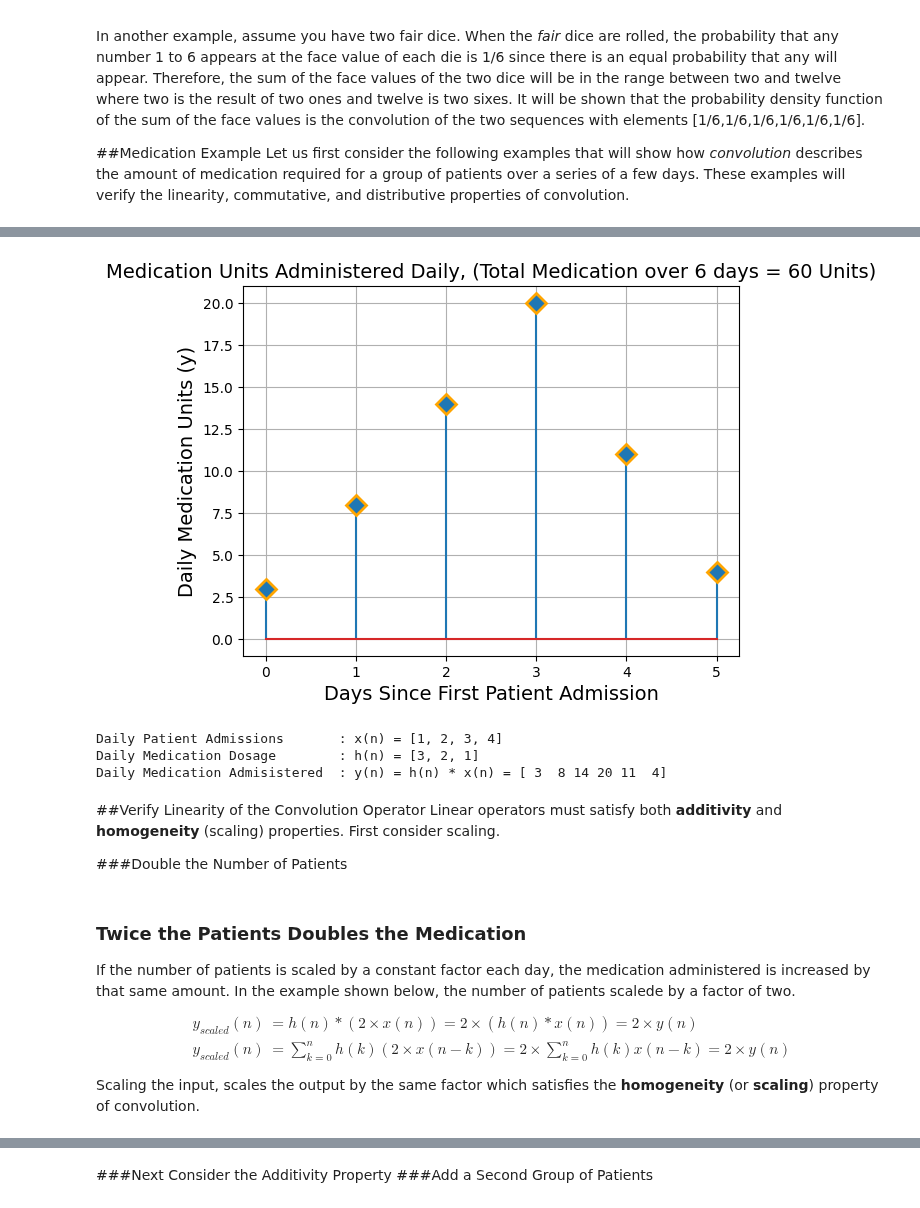
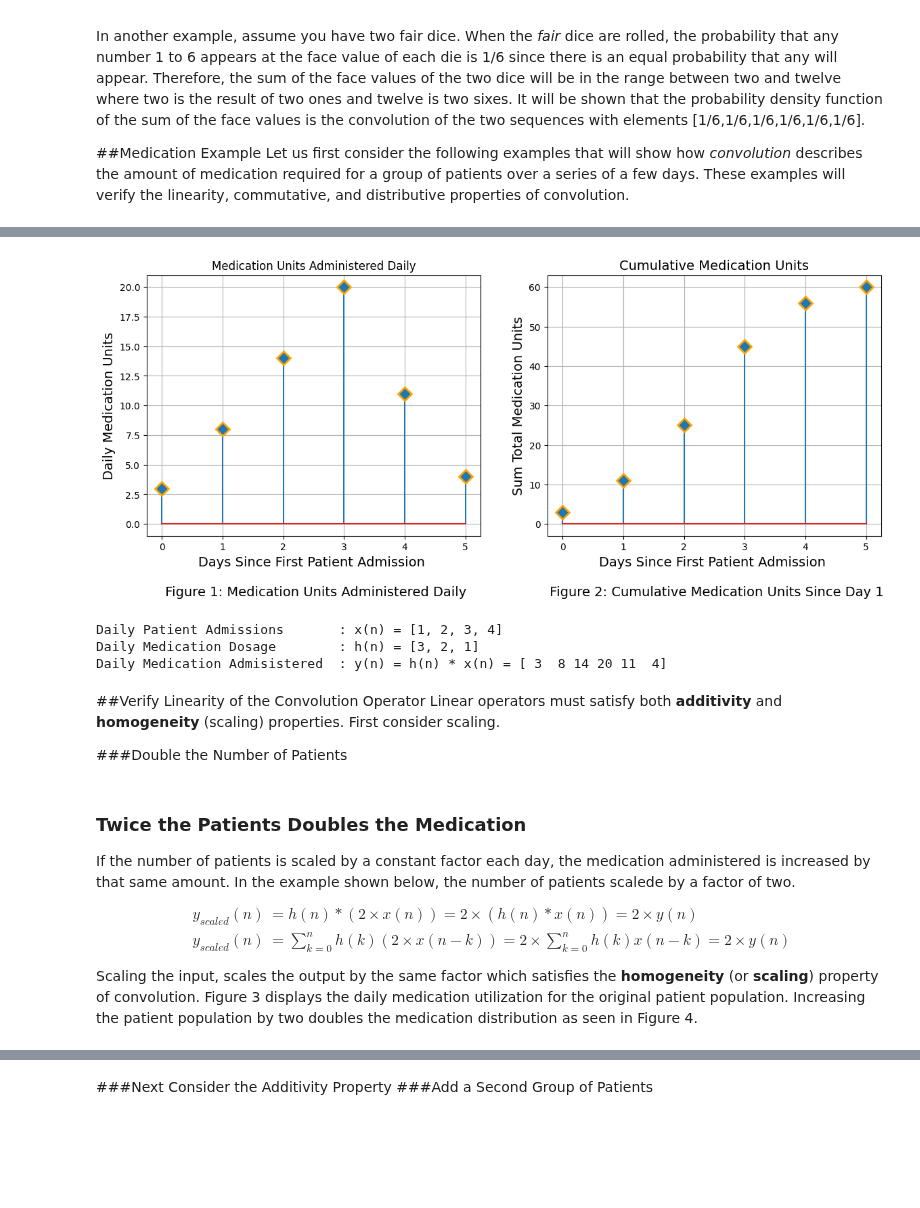
Before and after one commit to Domenikos/Digital_Convolution, a Jupyter notebook: Digital_Convolution.ipynb, the cells around one changed output, grey strips where cells are left out. Cells and saved outputs as stored; diff of their text form; code cells hidden in the pictures; blank space fills up the shorter version.

```diff
--- a/Digital_Convolution.ipynb
+++ b/Digital_Convolution.ipynb
@@ -87,21 +87,32 @@ h = [3, 2, 1]
 # %%
 # Convolve h with x to find the daily medication distribution
 y = np.convolve(h,x)        # medication units per day
+y_sum = np.cumsum(y)        # cumulative sum of medication
 med_total = np.sum(y)       # total medication
 n = np.array(range(0,len(y)))   # the day sequence starting with 0
-fig = plt.figure()
+plt.figure(figsize=[14, 5])
+plt.subplot(1, 2, 1)
 (markers, stemlines, baseline) = plt.stem(n,y)
 plt.setp(markers, marker='D', markersize=10, markeredgecolor="orange", markeredgewidth=2)
 plt.grid()
-plt.xlabel('Days Since First Patient Admission', fontsize = 14)
-plt.ylabel('Daily Medication Units (y)', fontsize = 14)
-plt.title('Medication Units Administered Daily, (Total Medication over 6 days = '+str(med_total)+' Units)',fontsize = 14)
+plt.xlabel('Days Since First Patient Admission \n \n Figure 1: Medication Units Administered Daily', fontsize = 14)
+plt.ylabel('Daily Medication Units', fontsize = 14)
+plt.title('Medication Units Administered Daily')
+plt.subplot(1, 2, 2)
+(markers, stemlines, baseline) = plt.stem(n, y_sum)
+plt.setp(markers, marker='D', markersize=10, markeredgecolor="orange", markeredgewidth=2)
+plt.grid()
+plt.xlabel('Days Since First Patient Admission \n \n Figure 2: Cumulative Medication Units Since Day 1', fontsize = 14)
+plt.ylabel('Sum Total Medication Units', fontsize = 14)
+plt.title('Cumulative Medication Units', fontsize = 14)
+
 plt.show()
-print('Daily Patient Admissions       : x(n) =',x)
+
+print('\nDaily Patient Admissions       : x(n) =',x)
 print('Daily Medication Dosage        : h(n) =',h)
 print('Daily Medication Admisistered  : y(n) = h(n) * x(n) =',y)
 # %% [output]
-[figure, old version]
+[figure, new version]
 Daily Patient Admissions       : x(n) = [1, 2, 3, 4]
 Daily Medication Dosage        : h(n) = [3, 2, 1]
 Daily Medication Admisistered  : y(n) = h(n) * x(n) = [ 3  8 14 20 11  4]
@@ -119,7 +130,7 @@ If the number of patients is scaled by a constant factor each day, the medicatio
  y_{scaled} (n) &= \sum_{k=0}^{n}h(k) (2\times x(n-k)) = 2\times \sum_{k=0}^{n} h(k)x(n-k) = 2\times y(n)
 \end{split}
 \end{equation}
-Scaling the input, scales the output by the same factor which satisfies the **homogeneity** (or **scaling**) property of convolution.
+Scaling the input, scales the output by the same factor which satisfies the **homogeneity** (or **scaling**) property of convolution.  Figure 3 displays the daily medication utilization for the original patient population.  Increasing the patient population by two doubles the medication distribution as seen in Figure 4.
 # %%
 xD = np.array(x)*2      # Double the number of patients
 yD = np.convolve(h,xD)
```
Also changed, not shown: parts of 2 cells of this notebook.
